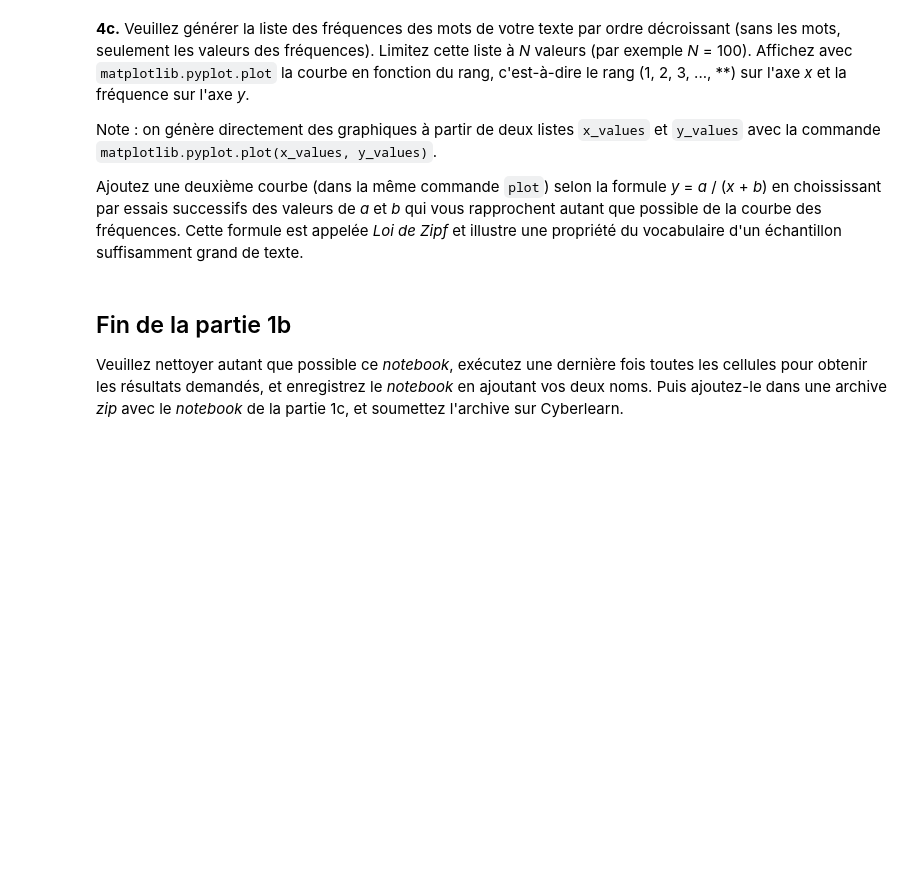
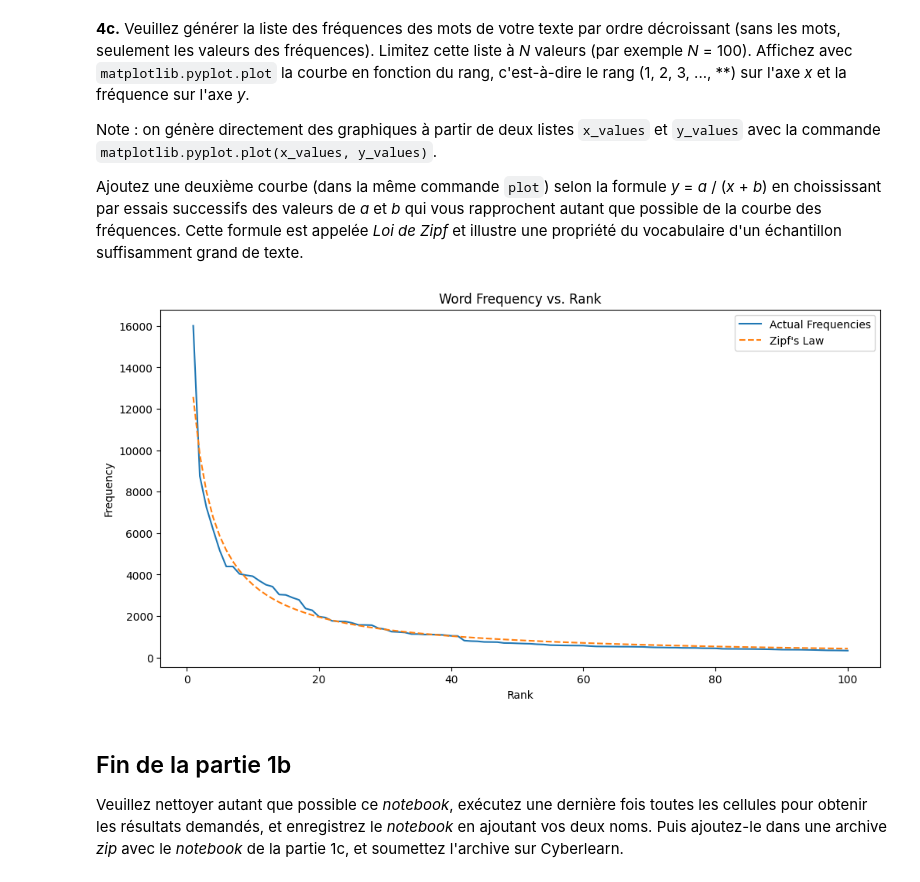
Before and after one commit to Neroil/TAL_Lab_1, a Jupyter notebook: TAL_Labo1b_student.ipynb, the cells around one changed output. Drawn from its saved outputs; the diff is of its cells as text; code cells hidden in the pictures; blank space fills up the shorter version.

```diff
--- a/TAL_Labo1b_student.ipynb
+++ b/TAL_Labo1b_student.ipynb
@@ -248,3 +366,20 @@ Ajoutez une deuxième courbe (dans la même commande `plot`) selon la formule *y
+# %%
+# Veuillez écrire votre code ci-dessous, puis exécuter cette cellule.
+freq_value_100 = sorted(set(freq_dist.values()), reverse=True)[:100]
+ranks = range(1, 101)
+a, b = 44000, 2.5
+zipf = [a / (rank + b) for rank in ranks]
+
+plt.figure(figsize=(12, 6))
+plt.plot(ranks, freq_value_100, label="Actual Frequencies")
+plt.plot(ranks, zipf, label="Zipf's Law", linestyle='--')
+plt.xlabel("Rank")
+plt.ylabel("Frequency")
+plt.legend()
+plt.title("Word Frequency vs. Rank")
+plt.show()
+# %% [output]
+[figure, added]
 # %% [markdown]
 ## Fin de la partie 1b
 Veuillez nettoyer autant que possible ce _notebook_, exécutez une dernière fois toutes les cellules pour obtenir les résultats demandés, et enregistrez le _notebook_ en ajoutant vos deux noms.  Puis ajoutez-le dans une archive _zip_ avec le _notebook_ de la partie 1c, et soumettez l'archive sur Cyberlearn.
```
Also changed, not shown: parts of 17 cells of this notebook.
